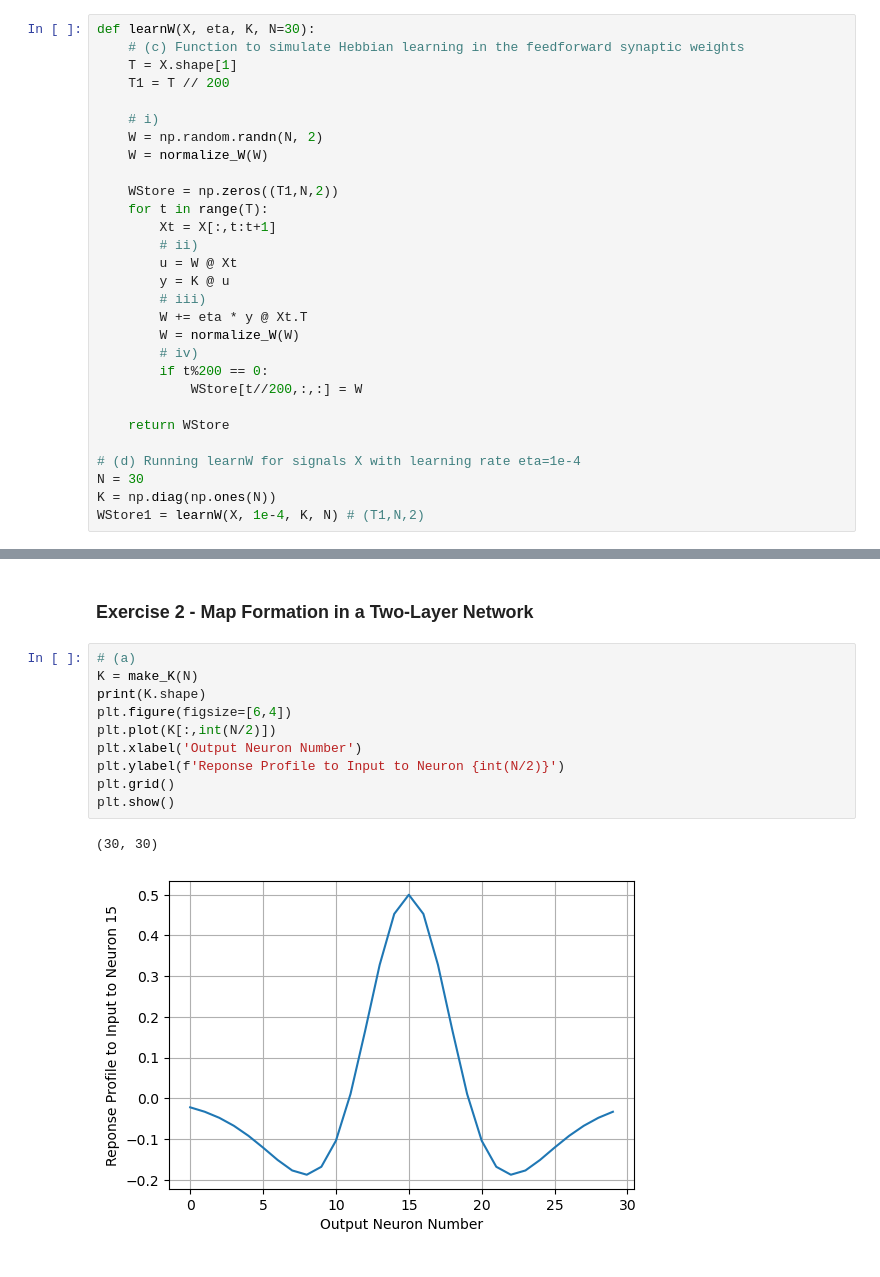
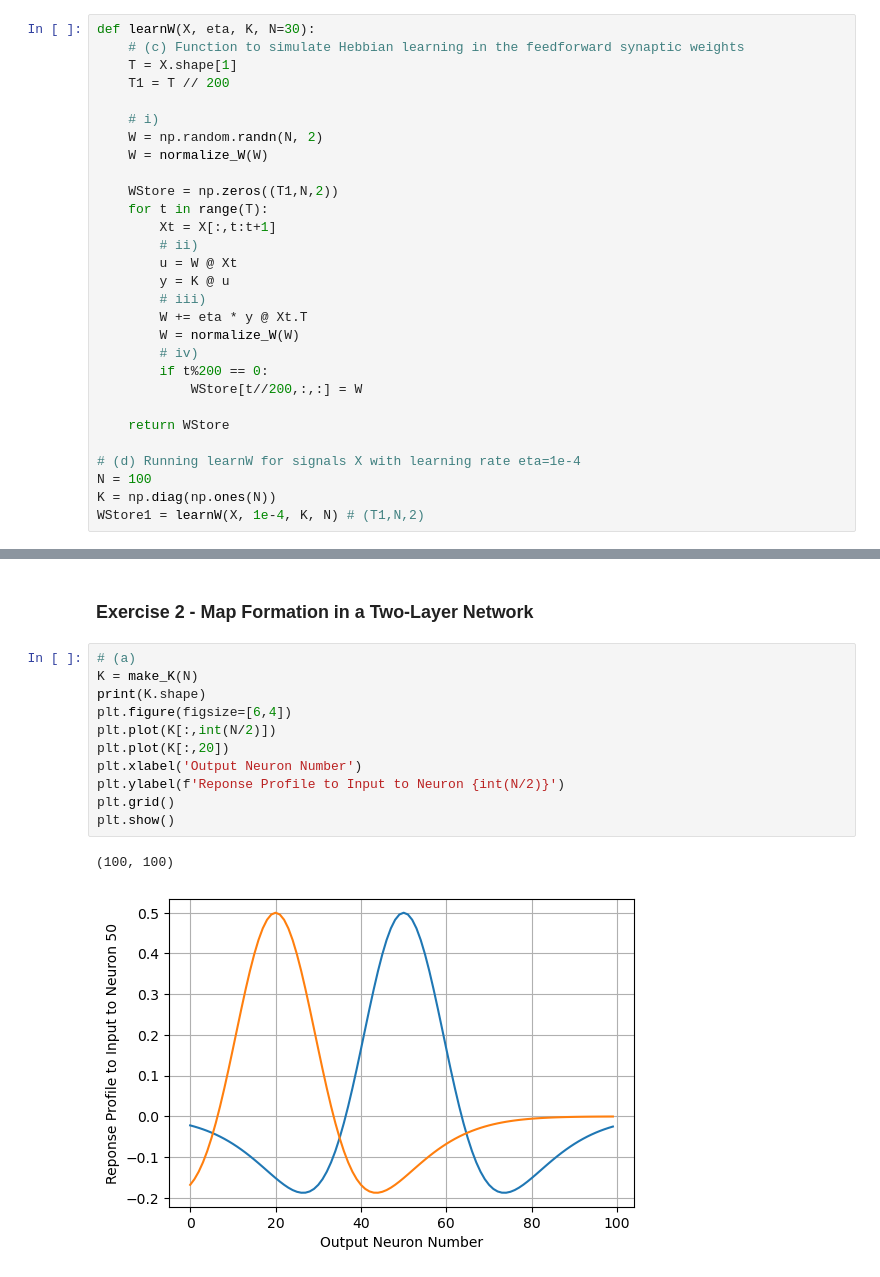
Before and after one commit to elbertwang00/4G3-Courseworks, a Jupyter notebook: Coursework 2/coursework2.ipynb, the cells around one changed output, grey strips where cells are left out. Cells and saved outputs as stored; diff of their text form.

```diff
--- a/Coursework 2/coursework2.ipynb
+++ b/Coursework 2/coursework2.ipynb
@@ -56,6 +60,6 @@ def learnW(X, eta, K, N=30):
     return WStore
 
 # (d) Running learnW for signals X with learning rate eta=1e-4
-N = 30
+N = 100
 K = np.diag(np.ones(N))
 WStore1 = learnW(X, 1e-4, K, N) # (T1,N,2)
@@ -75,16 +85,17 @@ for neuron in postSynNeurons:
 # %%
 # (a)
 K = make_K(N)
 print(K.shape)
 plt.figure(figsize=[6,4])
 plt.plot(K[:,int(N/2)])
+plt.plot(K[:,20])
 plt.xlabel('Output Neuron Number')
 plt.ylabel(f'Reponse Profile to Input to Neuron {int(N/2)}')
 plt.grid()
 plt.show()
 # %% [output]
-(30, 30)
+(100, 100)
-[figure, old version]
+[figure, new version]
 # %%
 # (b) Running learnW with a non-identity K matrix
 WStore2 = learnW(X, 1e-4, K, N) # (T1,N,2)
```
Also changed, not shown: parts of 7 cells of this notebook, 4 other files.
